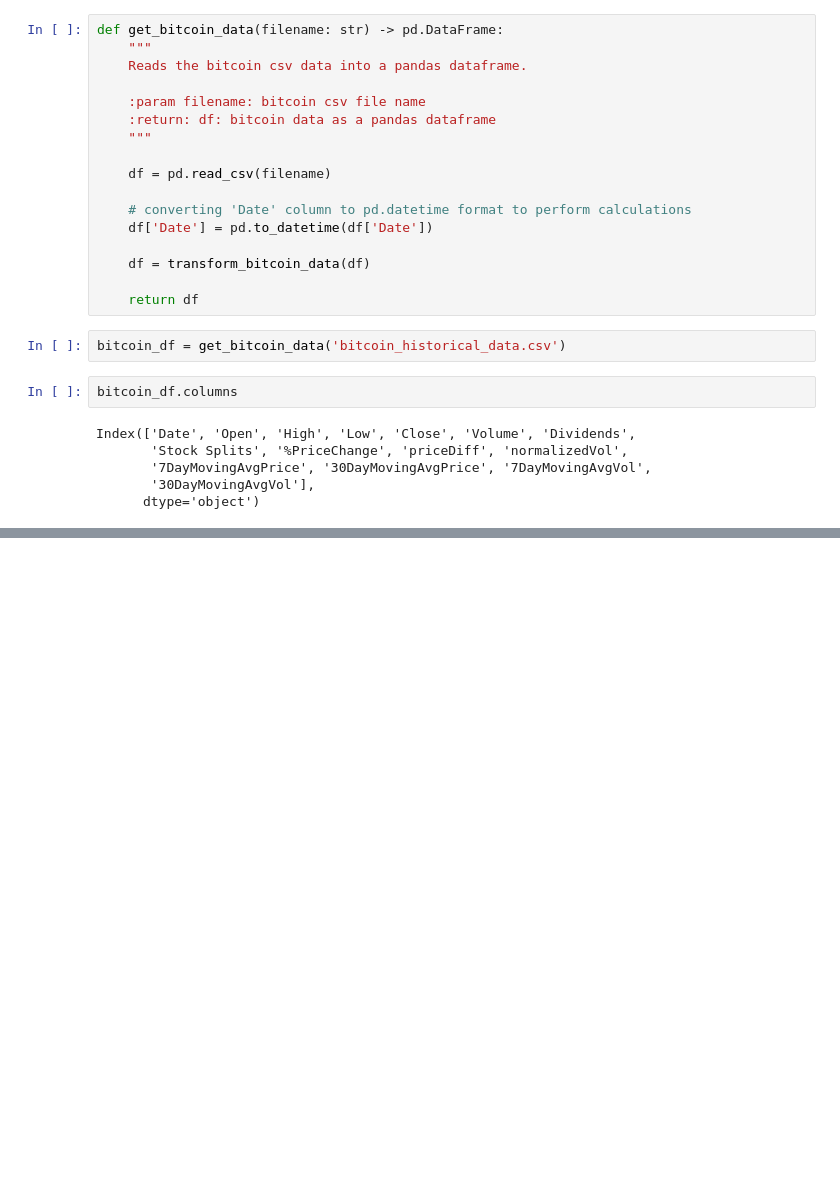
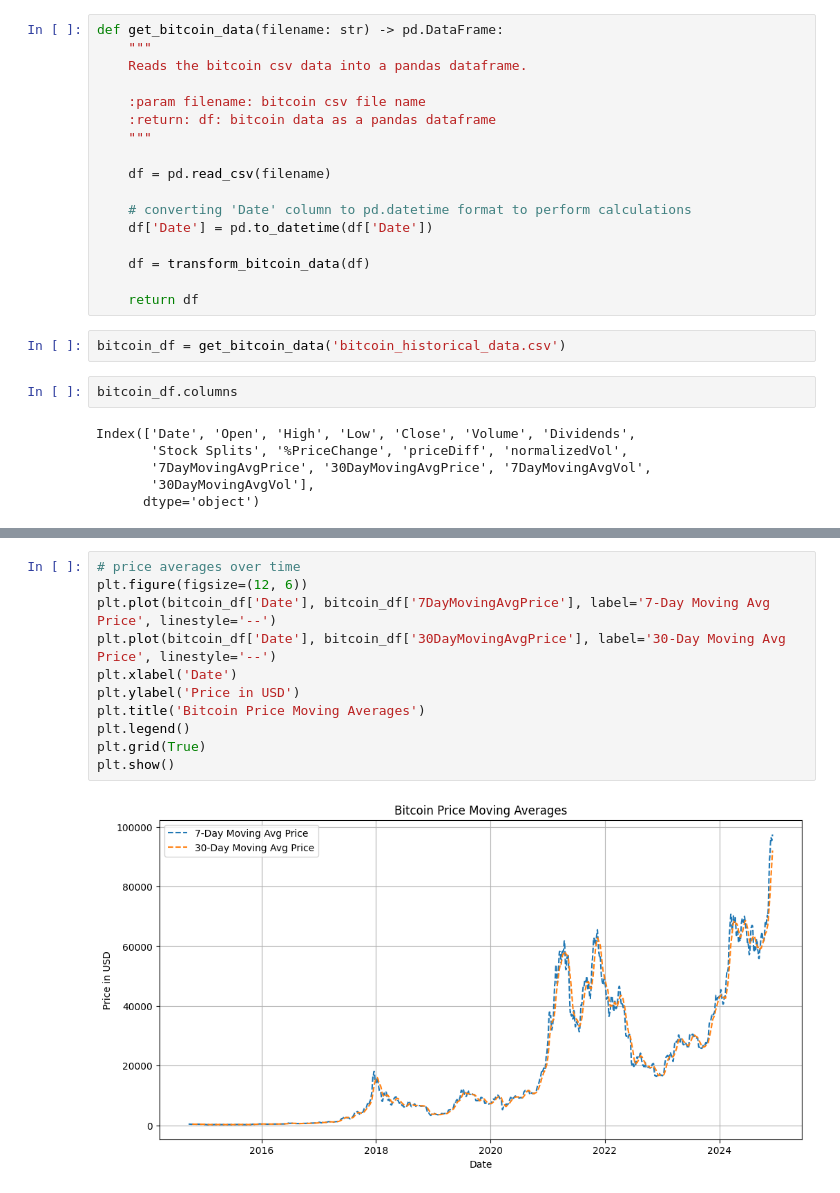
Before and after one commit to Miokasa/2024Fall_projects, a Jupyter notebook: crypto_analysis.ipynb, the cells around one changed output, grey strips where cells are left out. Cells and saved outputs as stored; diff of their text form; blank space fills up the shorter version.

```diff
--- a/crypto_analysis.ipynb
+++ b/crypto_analysis.ipynb
@@ -91,0 +100,13 @@ bitcoin_df.head(45)
+# %%
+# price averages over time
+plt.figure(figsize=(12, 6))
+plt.plot(bitcoin_df['Date'], bitcoin_df['7DayMovingAvgPrice'], label='7-Day Moving Avg Price', linestyle='--')
+plt.plot(bitcoin_df['Date'], bitcoin_df['30DayMovingAvgPrice'], label='30-Day Moving Avg Price', linestyle='--')
+plt.xlabel('Date')
+plt.ylabel('Price in USD')
+plt.title('Bitcoin Price Moving Averages')
+plt.legend()
+plt.grid(True)
+plt.show()
+# %% [output]
+[figure, added]
```
Also changed, not shown: parts of 5 cells of this notebook.
